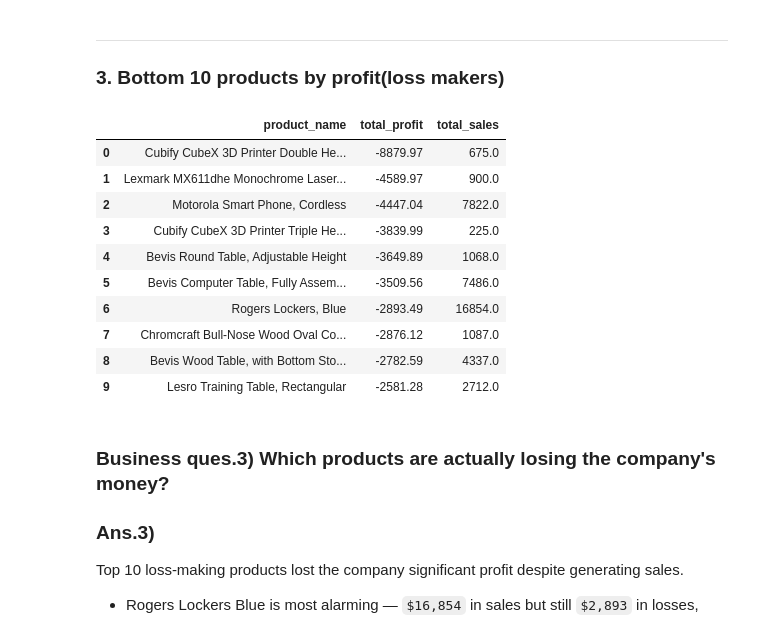
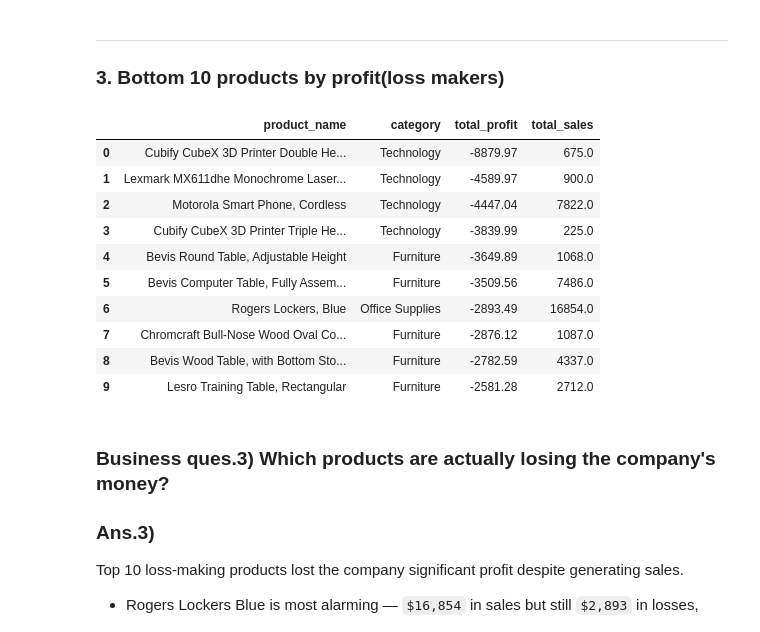
Before and after one commit to kushagr-a522/SuperStore_EDA, a Jupyter notebook: Superstore_sales_analysis.ipynb, the cells around one changed output. Cells and saved outputs as stored; diff of their text form; code cells hidden in the pictures.

```diff
--- a/Superstore_sales_analysis.ipynb
+++ b/Superstore_sales_analysis.ipynb
@@ -344,27 +344,28 @@ result2
 # %%
 query3 = """
 SELECT product_name,
+       category,
        ROUND(SUM(profit), 2) AS total_profit,
        ROUND(SUM(sales), 2) AS total_sales
 FROM sales
 GROUP BY product_name
 ORDER BY total_profit ASC
 LIMIT 10;
 """
 result3 = pd.read_sql(query3, conn)
 result3
 # %% [output]
-|  | product_name | total_profit | total_sales |
-| 0 | Cubify CubeX 3D Printer Double He... | -8879.97 | 675.0 |
-| 1 | Lexmark MX611dhe Monochrome Laser... | -4589.97 | 900.0 |
-| 2 | Motorola Smart Phone, Cordless | -4447.04 | 7822.0 |
-| 3 | Cubify CubeX 3D Printer Triple He... | -3839.99 | 225.0 |
-| 4 | Bevis Round Table, Adjustable Height | -3649.89 | 1068.0 |
-| 5 | Bevis Computer Table, Fully Assem... | -3509.56 | 7486.0 |
-| 6 | Rogers Lockers, Blue | -2893.49 | 16854.0 |
-| 7 | Chromcraft Bull-Nose Wood Oval Co... | -2876.12 | 1087.0 |
-| 8 | Bevis Wood Table, with Bottom Sto... | -2782.59 | 4337.0 |
-| 9 | Lesro Training Table, Rectangular | -2581.28 | 2712.0 |
+|  | product_name | category | total_profit | total_sales |
+| 0 | Cubify CubeX 3D Printer Double He... | Technology | -8879.97 | 675.0 |
+| 1 | Lexmark MX611dhe Monochrome Laser... | Technology | -4589.97 | 900.0 |
+| 2 | Motorola Smart Phone, Cordless | Technology | -4447.04 | 7822.0 |
+| 3 | Cubify CubeX 3D Printer Triple He... | Technology | -3839.99 | 225.0 |
+| 4 | Bevis Round Table, Adjustable Height | Furniture | -3649.89 | 1068.0 |
+| 5 | Bevis Computer Table, Fully Assem... | Furniture | -3509.56 | 7486.0 |
+| 6 | Rogers Lockers, Blue | Office Supplies | -2893.49 | 16854.0 |
+| 7 | Chromcraft Bull-Nose Wood Oval Co... | Furniture | -2876.12 | 1087.0 |
+| 8 | Bevis Wood Table, with Bottom Sto... | Furniture | -2782.59 | 4337.0 |
+| 9 | Lesro Training Table, Rectangular | Furniture | -2581.28 | 2712.0 |
 # %% [markdown]
 ### Business ques.3) Which products are actually losing the company's money?
 ### Ans.3)
```
Also changed, not shown: parts of 1 cell of this notebook.
